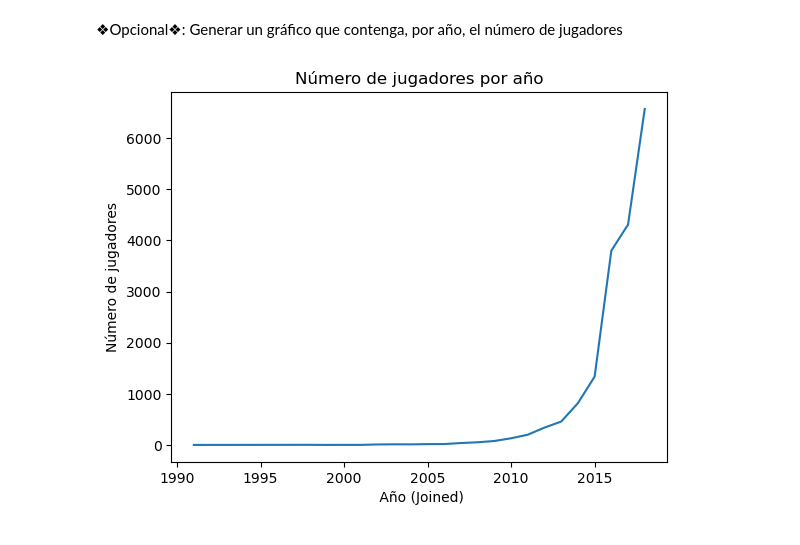
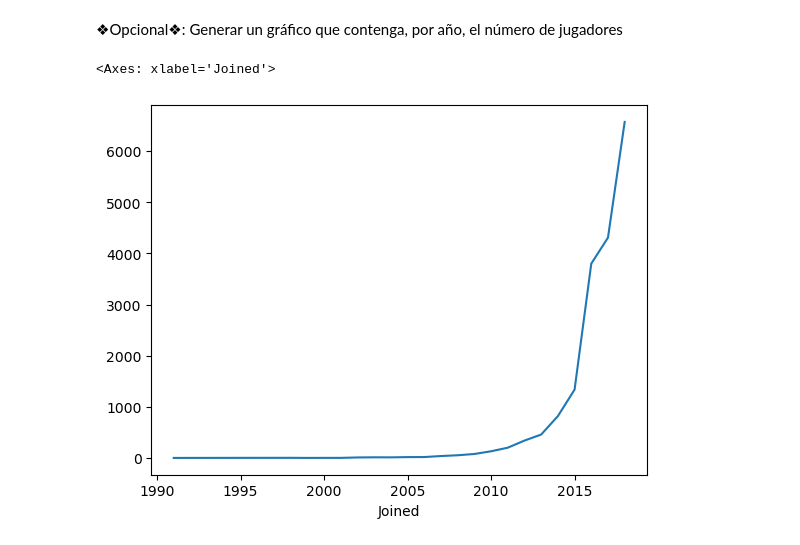
Before and after one commit to AI-YAZMIN-VILLEGAS/EBAC, a Jupyter notebook: Tareas/Tarea M30-AD – YAZMIN VILLEGAS.ipynb, the cells around one changed output. Drawn from its saved outputs; the diff is of its cells as text; code cells hidden in the pictures.

```diff
--- a/Tareas/Tarea M30-AD – YAZMIN VILLEGAS.ipynb
+++ b/Tareas/Tarea M30-AD – YAZMIN VILLEGAS.ipynb
@@ -194,9 +193,11 @@ df_numero_de_jugadores.head()
 ❖Opcional❖: Generar un gráfico que contenga, por año, el número de jugadores
 # %%
 df.groupby('Joined')['ID'].count().plot()
-plt.xlabel(' Año (Joined)')
-plt.ylabel('Número de jugadores')
-plt.title('Número de jugadores por año')
-plt.show()
+
+#plt.xlabel(' Año (Joined)')
+#plt.ylabel('Número de jugadores')
+#plt.title('Número de jugadores por año')
+#plt.show()
 # %% [output]
+<Axes: xlabel='Joined'>
-[figure, old version]
+[figure, new version]
```
Also changed, not shown: parts of 2 cells of this notebook, 11 other files.
